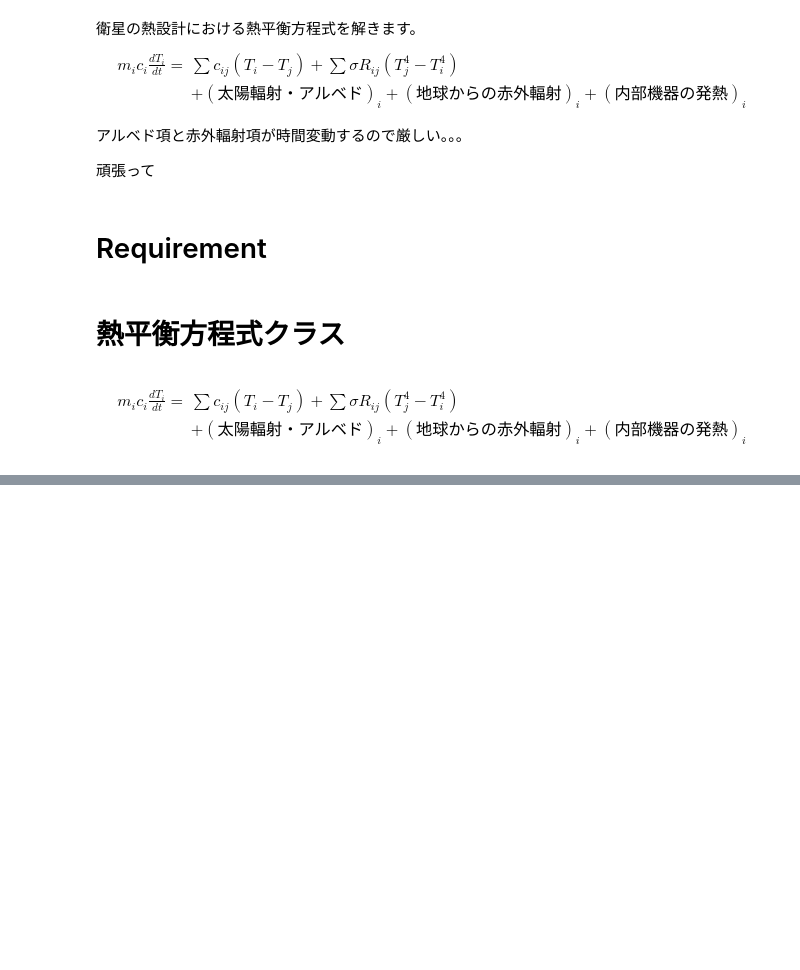
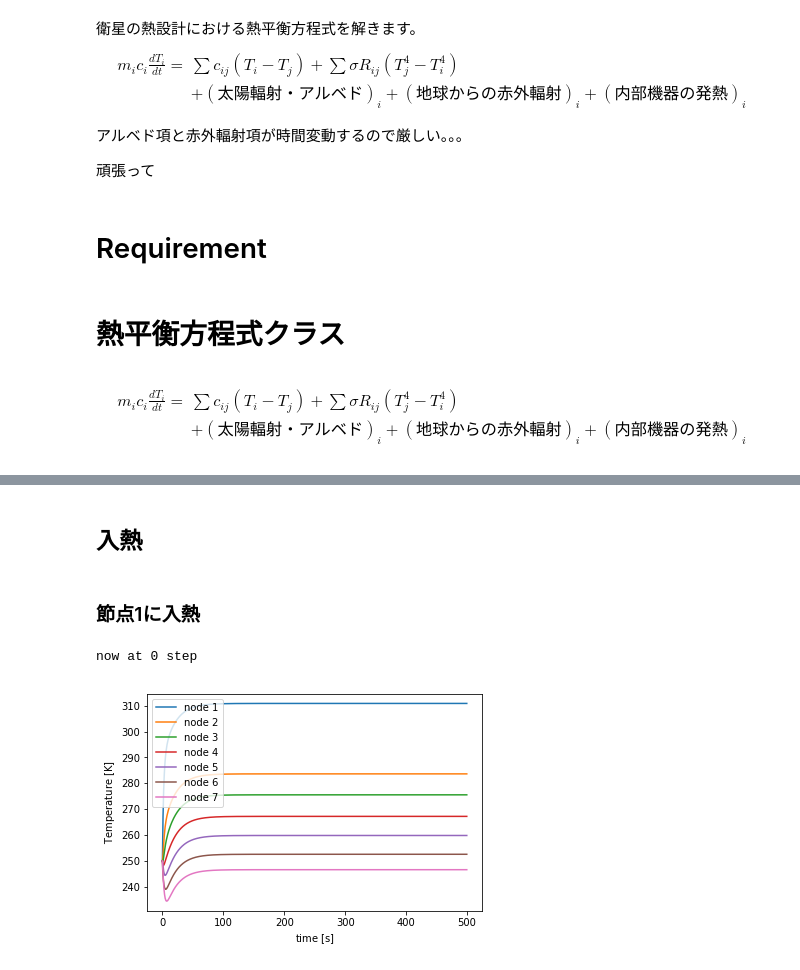
Before and after one commit to kminoda/seed_bank_in_space, a Jupyter notebook: src/thermal_simu_cylinder.ipynb, the cells around one changed output, grey strips where cells are left out. Cells and saved outputs as stored; diff of their text form; code cells hidden in the pictures; blank space fills up the shorter version.

```diff
--- a/src/thermal_simu_cylinder.ipynb
+++ b/src/thermal_simu_cylinder.ipynb
@@ -63,7 +64,7 @@ class Thermal_eq:
     def solve_eq(self,T_init):
         self.T_all[0] = T_init
         for i in range(self.n_steps-1):
-            if i%10000==0:
+            if i%5000==0:
                 print('now at {0} step'.format(i))
             T_temp = self.T_all[i]
             k0 = self.get_dTdt(i,T_temp)
@@ -91,7 +92,7 @@ class Thermal_eq:
         if save:
             plt.savefig('../output/heat_in.png')
 
-    def plot_T(self,save=False):
+    def plot_T(self,save=False,name='temperature'):
         T = np.array(self.T_all)
         plt.xlabel(r'time $\rm{[s]}$')
         plt.ylabel(r'Temperature $\rm{[K]}$')
@@ -99,4 +100,12 @@ class Thermal_eq:
             plt.plot(self.time,T[:,i],label='node {0}'.format(i+1))
         plt.legend()
         if save:
-            plt.savefig('../output/temperature.png')
+            plt.savefig('../output/'+name+'.png')
+
+    def export_data_to_csv(self,dir_name):
+        if not os.path.exists('../output/'+dir_name):
+            os.mkdir('../output/'+dir_name)
+        pd.DataFrame(self.R).to_csv('../output/'+dir_name+'/radiation_coupling.csv')
+        pd.DataFrame(self.C).to_csv('../output/'+dir_name+'/transfer_coupling.csv')
+        #np.savetxt('../output/'+dir_name+'radiation_coupling.csv', pd.DataFrame(self.R), delimiter=",")
+        #np.savetxt('../output/'+dir_name+'transfer_coupling.csv', pd.DataFrame(self.C), delimiter=",")
@@ -125,0 +120,9 @@ def get_F_16(x,y):
+# %%
+def get_F_12(H):
+    return 2*H*(np.sqrt(H**2+1) - H)
+
+def get_F_22(H):
+    return 1 + H - np.sqrt(1+H**2)
+
+def get_F_13(H):
+    return 1+2*H**2 - 2*H*np.sqrt(1+H**2)
@@ -125,0 +179,29 @@ def get_F_16(x,y):
+# %%
+### 計算用の定数決定 ###
+dt = 0.5
+n_steps = 1000
+# %% [markdown]
+## 入熱
+# %%
+def get_Q1(n_steps,A,alpha,eps):
+    return ((alpha[0] * A[0] * 1 * Ps)*np.ones(n_steps)).tolist()
+def get_Q2(n_steps,A,alpha,eps):
+    return ((alpha[1] * A[1] * 1 / np.pi * Ps)*np.ones(n_steps)).tolist()
+def get_Q4(n_steps,A,alpha,eps):
+    return ((alpha[3] * A[3] * 1 / np.pi * Ps)*np.ones(n_steps)).tolist()
+def get_Q6(n_steps,A,alpha,eps):
+    return ((alpha[5] * A[5] * 1 / np.pi * Ps)*np.ones(n_steps)).tolist()
+def get_Q7(n_steps,A,alpha,eps):
+    return ((alpha[6] * A[6] * 1 * Ps)*np.ones(n_steps)).tolist()
+# %% [markdown]
+### 節点1に入熱
+# %%
+eq = Thermal_eq(n_nodes=n_nodes,n_steps=n_steps,dt=dt)
+eq.set_params(param_m=m_i,param_C=C_ij,param_c=c_i,param_R=R_ij)
+eq.set_Q_in(1,get_Q1(n_steps,A,alpha,eps))
+T_init = [250.,250.,250.,250.,250.,250.,250.,3.]
+eq.solve_eq(T_init)
+eq.plot_T(save=True)
+# %% [output]
+now at 0 step
+[figure, added]
```
Also changed, not shown: parts of 25 cells of this notebook, 8 other files.
